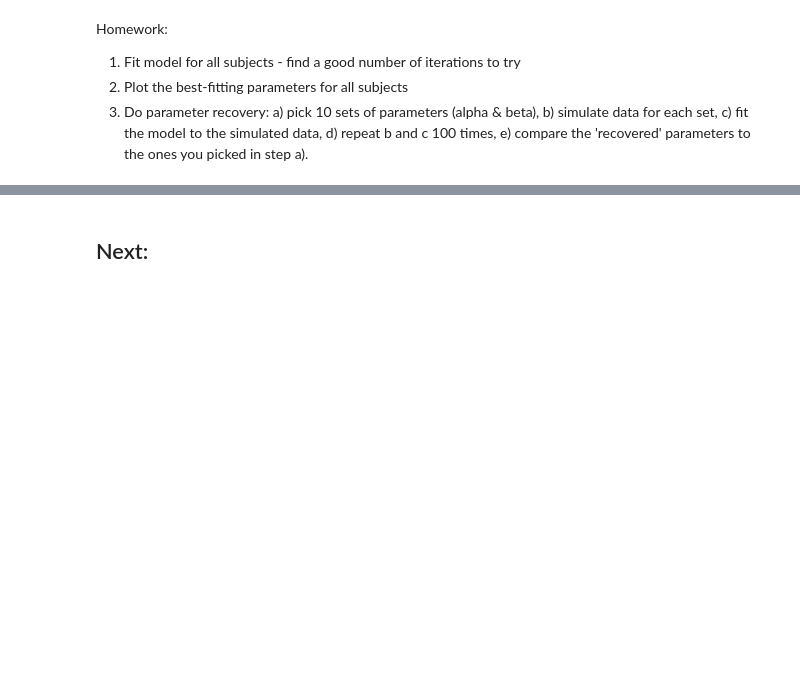
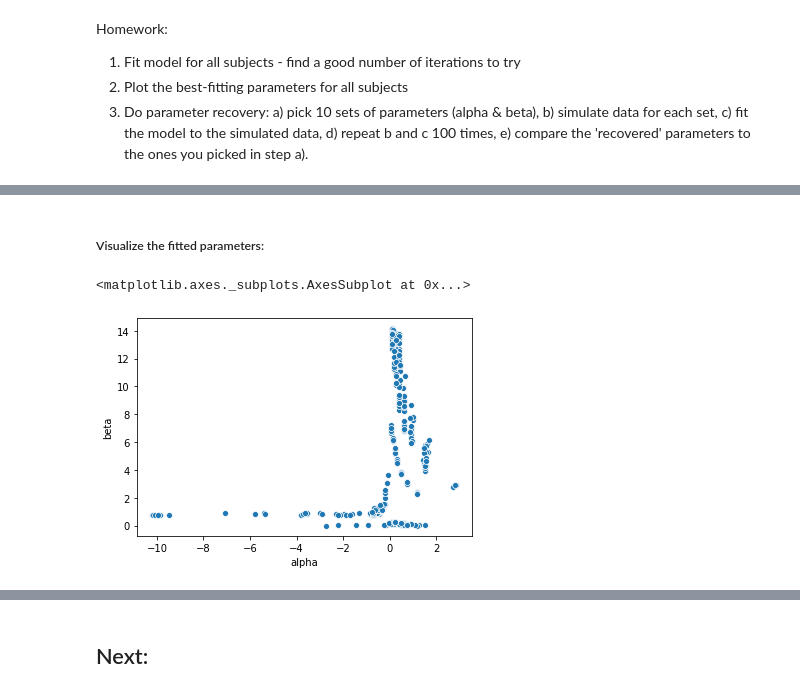
Before and after one commit to jeroenvanbaar/Computational_modeling_tutorial, a Jupyter notebook: 4.Automating_model_fitting_and_model_comparison.ipynb, the cells around one changed output, grey strips where cells are left out. Saved outputs shown, nothing was run; the diff lists cells and outputs as text; code cells hidden in the pictures; blank space fills up the shorter version.

```diff
--- a/4.Automating_model_fitting_and_model_comparison.ipynb
+++ b/4.Automating_model_fitting_and_model_comparison.ipynb
@@ -258,0 +244,3 @@ Homework:
+# %%
+model_fits_allsubs = pd.read_csv(base_dir + '/Results/Study1_UG_Fits_Joey.csv',index_col=0)
+model_fits_allsubs.head()
@@ -258,0 +254,8 @@ Homework:
+# %% [markdown]
+##### Visualize the fitted parameters:
+# %%
+sns.scatterplot(x = model_fits_allsubs.query('alpha < 10')['alpha'],
+               y = model_fits_allsubs.query('alpha < 10')['beta'])
+# %% [output]
+<matplotlib.axes._subplots.AxesSubplot at 0x...>
+[figure, added]
```
Also changed, not shown: parts of 11 cells of this notebook.
